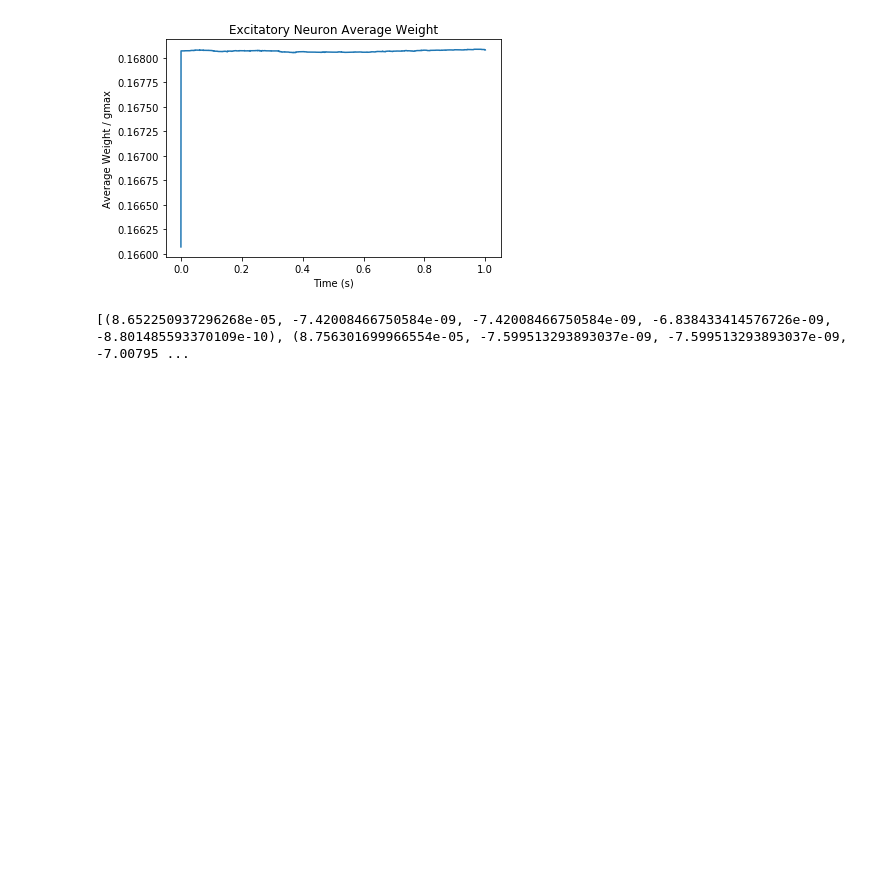
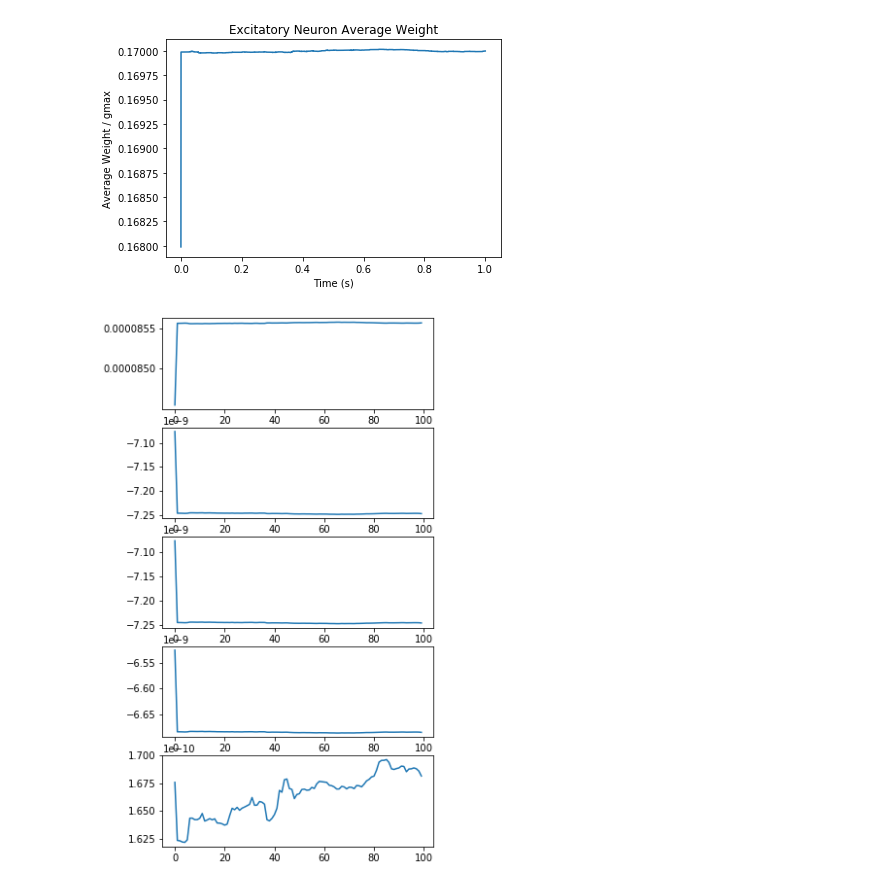
Before and after one commit to briardoty/ocker-stdp-motifs, a Jupyter notebook: brian2_playground.ipynb, the cells around one changed output. Saved outputs shown, nothing was run; the diff lists cells and outputs as text; code cells hidden in the pictures; blank space fills up the shorter version.

Commit message:
Replicated rudimentary figure 7

```diff
--- a/brian2_playground.ipynb
+++ b/brian2_playground.ipynb
@@ -106,11 +106,9 @@ q_rec: -8.801485593370109e-10-->-8.931272503611447e-10
 # %%
 # more plots
 plot_avg_syn_weight(w_mon, wMax)
+
+# figure 7
+plot_motif_dynamics(w_mon, S, N)
 # %% [output]
-[figure, old version]
+[figure, new version]
+[figure, added]
-# %%
-# test
-motif_stats_arr = get_motif_stats_in_time(w_mon, S, 10, N)
-print(motif_stats_arr)
-# %% [output]
-[(8.652250937296268e-05, -7.42008466750584e-09, -7.42008466750584e-09, -6.838433414576726e-09, -8.801485593370109e-10), (8.756301699966554e-05, -7.599513293893037e-09, -7.599513293893037e-09, -7.00795 ...
```
Also changed, not shown: parts of 1 cell of this notebook, 2 other files.
